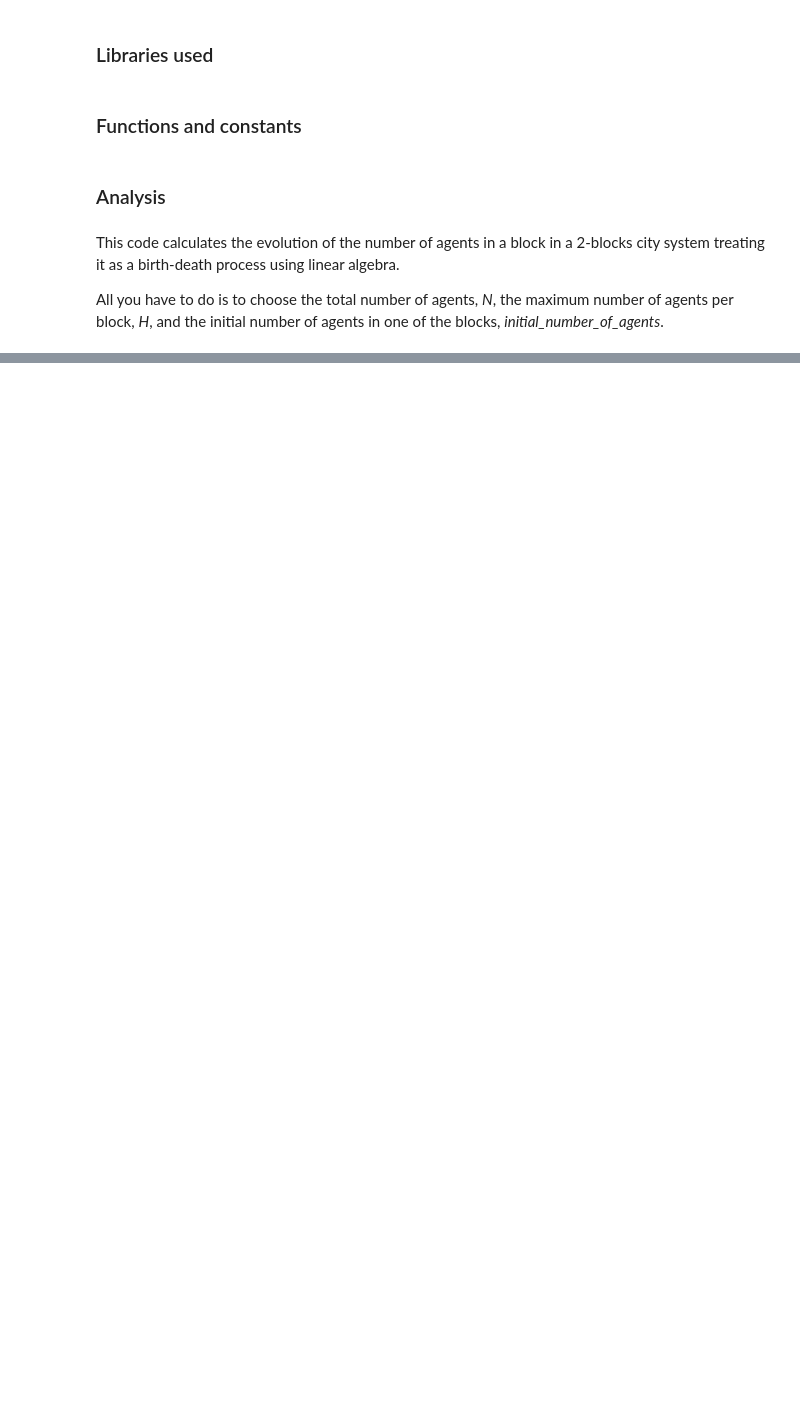
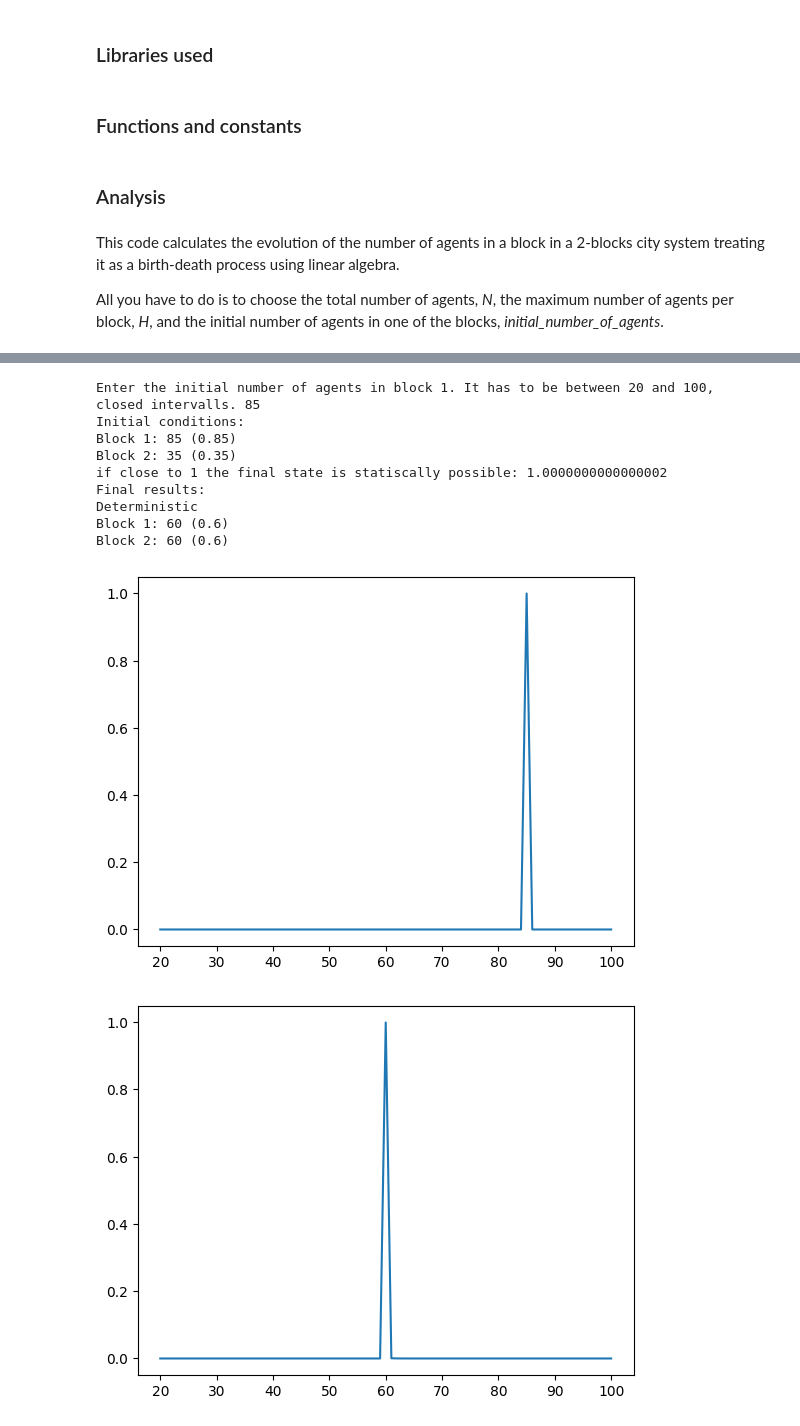
Before and after one commit to AlantheBenign/Critical-mass-model-for-social-dynamic, a Jupyter notebook: Modelo de Schelling/[PRONTO] PNAS as a birth–death process.ipynb, the cells around one changed output, grey strips where cells are left out. Cells and saved outputs as stored; diff of their text form; code cells hidden in the pictures; blank space fills up the shorter version.

```diff
--- a/Modelo de Schelling/[PRONTO] PNAS as a birth–death process.ipynb
+++ b/Modelo de Schelling/[PRONTO] PNAS as a birth–death process.ipynb
@@ -21,18 +35,29 @@ def utility(N, H):
 # %%
-def compute_gain(N_1, N_2, H, case):
+def compute_gain(N_1, N_2, H, case, alpha):
+    # minus case: agent move from block 1 to block 2
     if(case == 'minus'):
-        agent_utility = utility(N_1, H)
-        new_agent_utility = utility(N_2 + 1, H)
-        delta_agent_utility = new_agent_utility - agent_utility
+        agent_utility_1 = utility(N_1, H)
+        agent_utility_2 = utility(N_2, H)
+        new_agent_utility_1 = utility(N_1 - 1, H)
+        new_agent_utility_2 = utility(N_2 + 1, H)
+        delta_agent_utility = new_agent_utility_2 - agent_utility_1
+        delta_global_utility = (new_agent_utility_1*(N_1 - 1) + new_agent_utility_2*(N_2 + 1)) - (agent_utility_1*N_1 + agent_utility_2*N_2)
+
+    # plus case: agent move from block 2 to block 1
     elif(case == 'plus'):
-        agent_utility = utility(N_2, H)
-        new_agent_utility = utility(N_1 + 1, H)
-        delta_agent_utility = new_agent_utility - agent_utility
+        agent_utility_1 = utility(N_1, H)
+        agent_utility_2 = utility(N_2, H)
+        new_agent_utility_1 = utility(N_1 + 1, H)
+        new_agent_utility_2 = utility(N_2 - 1, H)
+        delta_agent_utility = new_agent_utility_1 - agent_utility_2
+        delta_global_utility = (new_agent_utility_1*(N_1 + 1) + new_agent_utility_2*(N_2 - 1)) - (agent_utility_1*N_1 + agent_utility_2*N_2)
 
-    return delta_agent_utility
+    gain = delta_agent_utility + alpha * (delta_global_utility - delta_agent_utility)
+
+    return gain
 # %%
-def probability(N_1, N_2, H, case):
-    gain = compute_gain(N_1, N_2, H, case)
+def probability(N_1, N_2, H, case, alpha):
+    gain = compute_gain(N_1, N_2, H, case, alpha)
 
     if(T == 0):
         if gain < 0:
@@ -48,7 +73,7 @@ def probability(N_1, N_2, H, case):
 
     return prob
 # %%
-def create_matrix(N, H):
+def create_matrix(N, H, alpha):
     if N/(2*H) >= 0.5:
         i_min = N - H
         i_max = H
@@ -59,8 +84,8 @@ def create_matrix(N, H):
     M = np.zeros((i_max + 1 - i_min, i_max + 1 - i_min))
 
     for i in range(0, i_max + 1 - i_min):
-        M_i_plus  = ((N-i-i_min) * (H-i-i_min))/(H*H) * probability(i+i_min, N - i-i_min, H, 'plus')
-        M_i_minus = ((i+i_min) * (H-N+i+i_min))/(H*H) * probability(i+i_min, N - i-i_min, H, 'minus')
+        M_i_plus  = ((N-i-i_min) * (H-i-i_min))/(H*H) * probability(i+i_min, N - i-i_min, H, 'plus', alpha)
+        M_i_minus = ((i+i_min) * (H-N+i+i_min))/(H*H) * probability(i+i_min, N - i-i_min, H, 'minus', alpha)
         M_i_i = 1 - M_i_plus - M_i_minus
 
         if(i == 0):
@@ -189,0 +245,19 @@ if close to 1 the final state is statiscally possible: 1.0
+# %%
+N = 120
+H = 100
+alpha = 0
+plot = True
+
+calculation(N, H, alpha, plot = plot)
+# %% [output]
+Enter the initial number of agents in block 1. It has to be between 20 and 100, closed intervalls. 85
+Initial conditions:
+Block 1: 85 (0.85)
+Block 2: 35 (0.35)
+if close to 1 the final state is statiscally possible: 1.0000000000000002
+Final results:
+Deterministic
+Block 1: 60 (0.6)
+Block 2: 60 (0.6)
+[figure, added]
+[figure, added]
```
Also changed, not shown: parts of 8 cells of this notebook, 1 other file.
